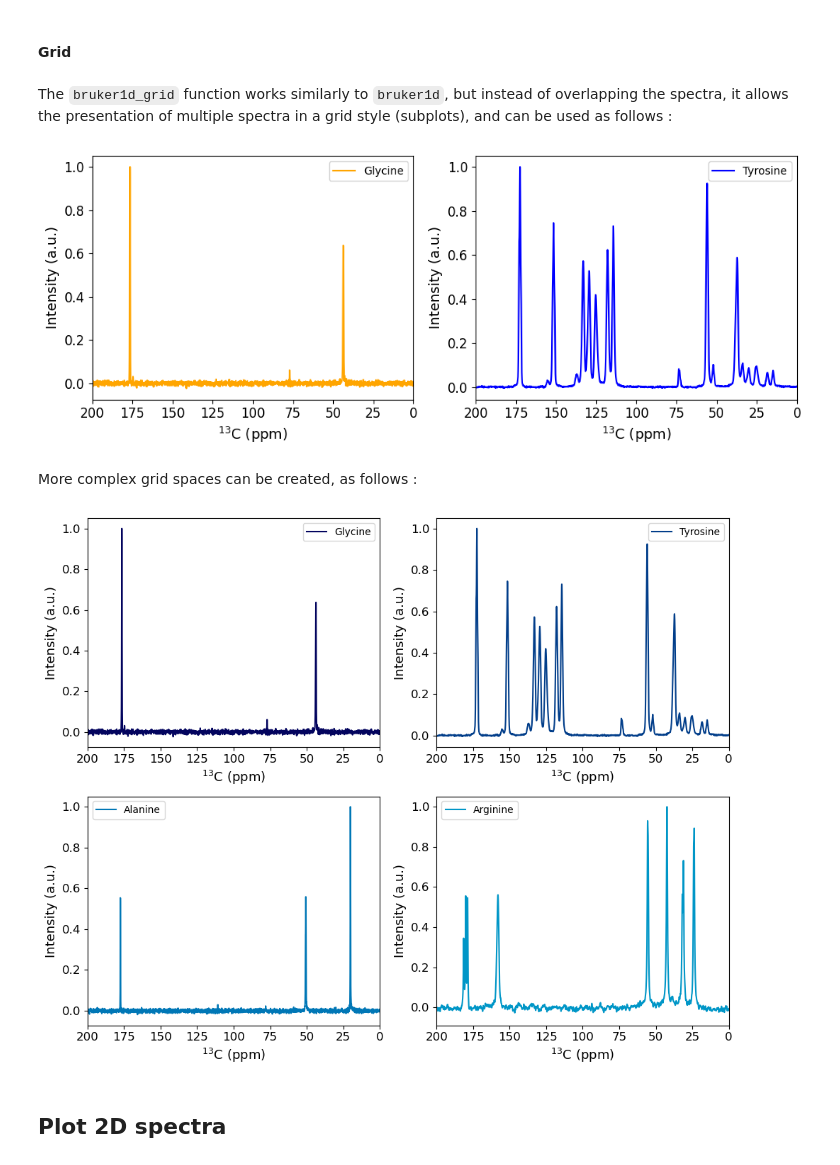
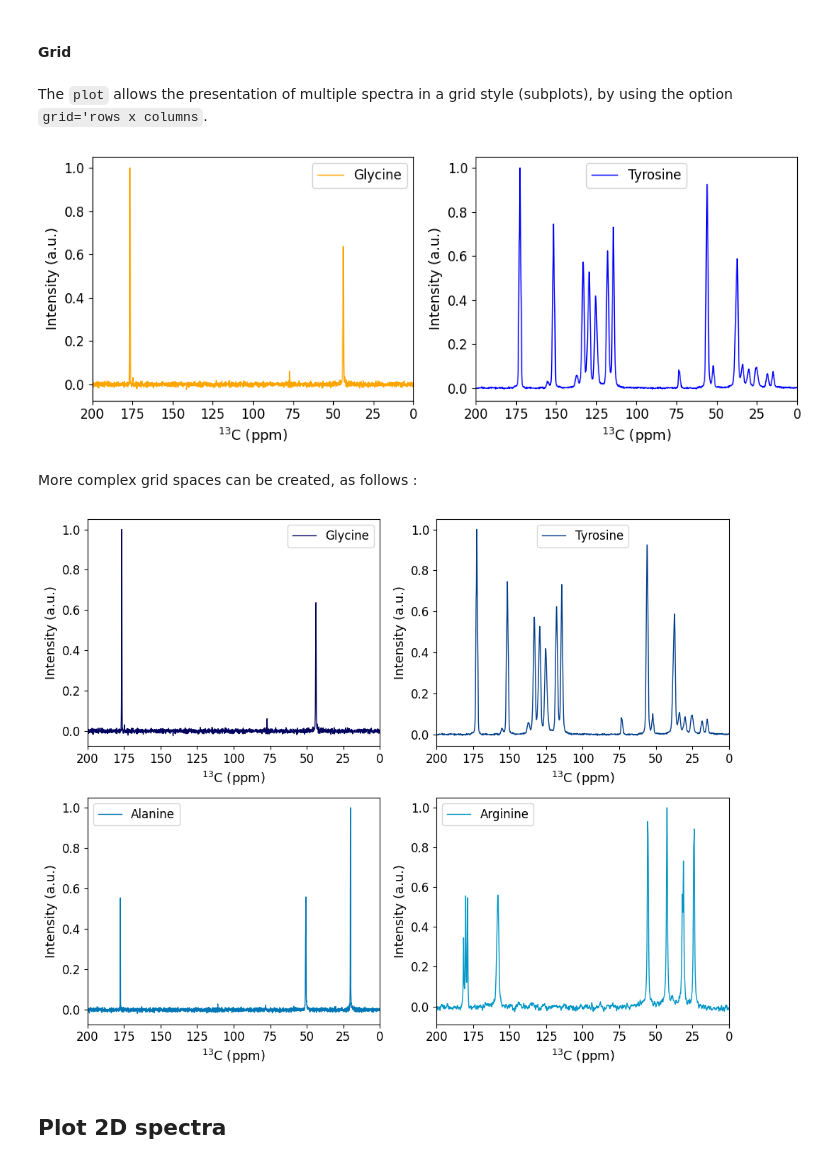
Before and after one commit to nuts-org/spinplots, a Jupyter notebook: docs/user_guide/easy_plots.ipynb, the cells around one changed output. Saved outputs shown, nothing was run; the diff lists cells and outputs as text; code cells hidden in the pictures.

```diff
--- a/docs/user_guide/easy_plots.ipynb
+++ b/docs/user_guide/easy_plots.ipynb
@@ -169,38 +183,42 @@ bruker1d([path + 'glycine/pdata/1', path + 'tyrosine/pdata/1', path + 'alanine/p
 # %% [markdown]
 #### Grid
-# %% [markdown]
-
-The `bruker1d_grid` function works similarly to `bruker1d`, but instead of overlapping the spectra, it allows the presentation of multiple spectra in a grid style (subplots), and can be used as follows :
+# %% [markdown]
+The `plot` allows the presentation of multiple spectra in a grid style (subplots), by using the option `grid='rows x columns`.
 # %%
-path = '../../data/1D/'
-bruker1d_grid([path + 'glycine/pdata/1', path + 'tyrosine/pdata/1'],
-              labels=['Glycine', 'Tyrosine'],
-              color=['orange', 'blue'],
-              xlim=(200, 0),
-              subplot_dims=(1, 2),        # Set the number of subplots in the grid
-              normalized=True,
-              frame=True,
-              save=False,
-              filename='../../data/1D/grid',
-              format='svg')
+gly_tyr.plot(
+    grid="1x2",  # Set the grid layout '1x2' for 1 row and 2 columns
+    labels=["Glycine", "Tyrosine"],
+    color=["orange", "blue"],
+    xlim=(200, 0),
+    frame=True,
+    save=False,
+    normalize="max",
+    filename="../../data/1D/grid",
+    format="svg",
+)
 # %% [output]
-[figure, old version]
+[figure, new version]
 # %% [markdown]
 More complex grid spaces can be created, as follows :
 # %%
-path = '../../data/1D/'
-bruker1d_grid([path + 'glycine/pdata/1', path + 'tyrosine/pdata/1', path + 'alanine/pdata/1', path + 'arginine/pdata/1'],
-              labels=['Glycine', 'Tyrosine', 'Alanine', 'Arginine'],
-              color=['#03045e', '#023e8a', '#0077b6', '#0096c7'],       # Hex color codes is also supported
-              xlim=(200, 0),
-              subplot_dims=(2, 2),        # Set the number of subplots in the grid
-              normalized=True,
-              frame=True,
-              save=False,
-              filename='../../data/1D/grid',
-              format='svg')
+gly_tyr_ala_arg.plot(
+    grid="2x2",  # Set the grid layout '2x2' for 2 rows and 2 columns
+    labels=["Glycine", "Tyrosine", "Alanine", "Arginine"],
+    color=[
+        "#03045e",
+        "#023e8a",
+        "#0077b6",
+        "#0096c7",
+    ],  # Hex color codes is also supported
+    xlim=(200, 0),
+    normalize=True,
+    frame=True,
+    save=False,
+    filename="../../data/1D/grid",
+    format="svg",
+)
 # %% [output]
-[figure, old version]
+[figure, new version]
 # %% [markdown]
 ## Plot 2D spectra
 # %% [markdown]
```
Also changed, not shown: parts of 17 cells of this notebook, 8 other files.
